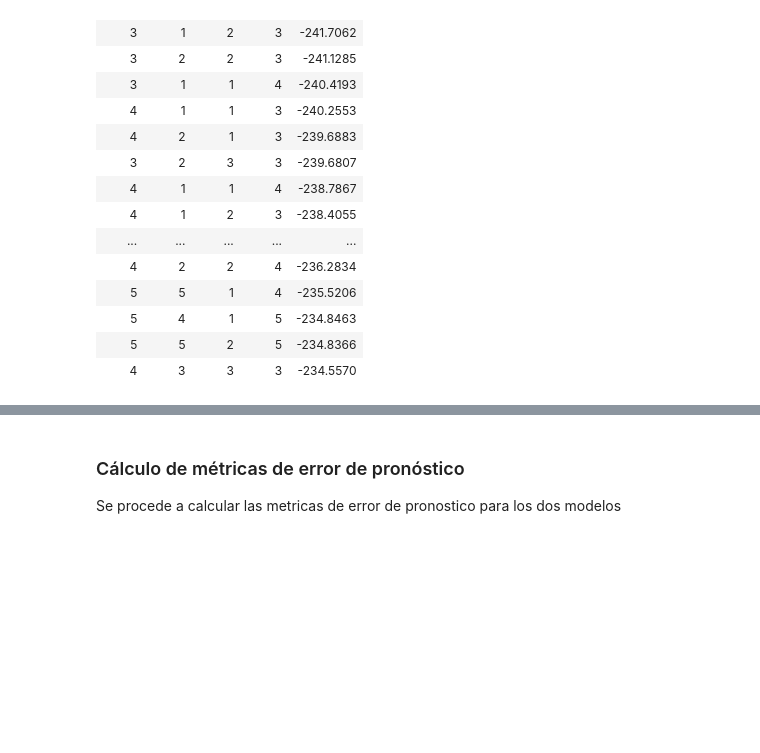
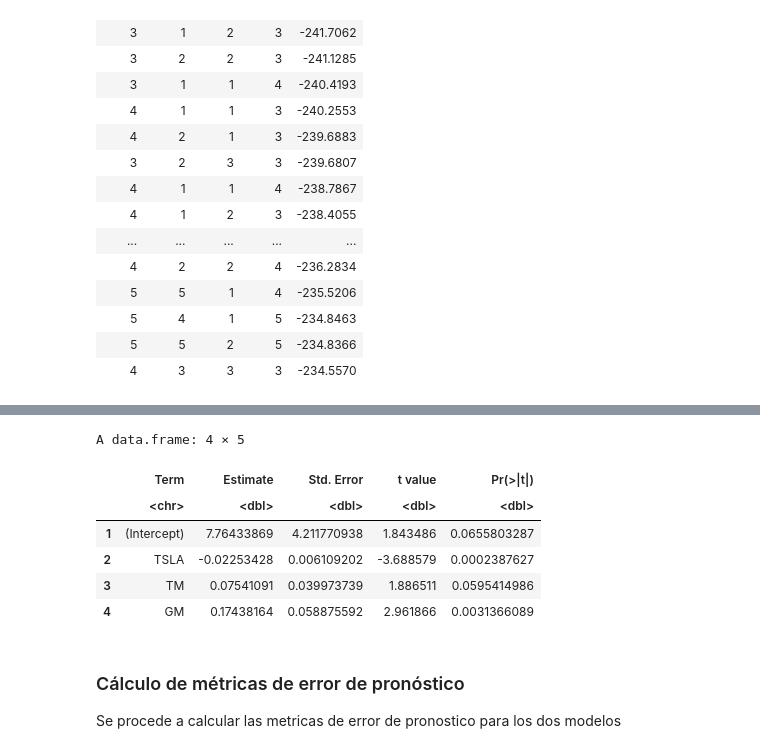
Before and after one commit to jmanjarresm/Pronosticos-Evaluacion-Modulo-3, a Jupyter notebook: ARDL/Modelo ARDL.ipynb, the cells around one changed output, grey strips where cells are left out. Saved outputs shown, nothing was run; the diff lists cells and outputs as text; code cells hidden in the pictures; blank space fills up the shorter version.

```diff
--- a/ARDL/Modelo ARDL.ipynb
+++ b/ARDL/Modelo ARDL.ipynb
@@ -388,3 +433,14 @@ autoplot(predict(mod1$fitted.values, h=10))
+# %%
+#Multiplicadores a largo plazo
+multipliers(modelo)
+# %% [output]
+A data.frame: 4 × 5
+|  | Term | Estimate | Std. Error | t value | Pr(>|t|) |
+|  | <chr> | <dbl> | <dbl> | <dbl> | <dbl> |
+| 1 | (Intercept) | 7.76433869 | 4.211770938 | 1.843486 | 0.0655803287 |
+| 2 | TSLA | -0.02253428 | 0.006109202 | -3.688579 | 0.0002387627 |
+| 3 | TM | 0.07541091 | 0.039973739 | 1.886511 | 0.0595414986 |
+| 4 | GM | 0.17438164 | 0.058875592 | 2.961866 | 0.0031366089 |
 # %% [markdown]
 ### Cálculo de métricas de error de pronóstico
 
```
Also changed, not shown: parts of 25 cells of this notebook, 1 other file.
